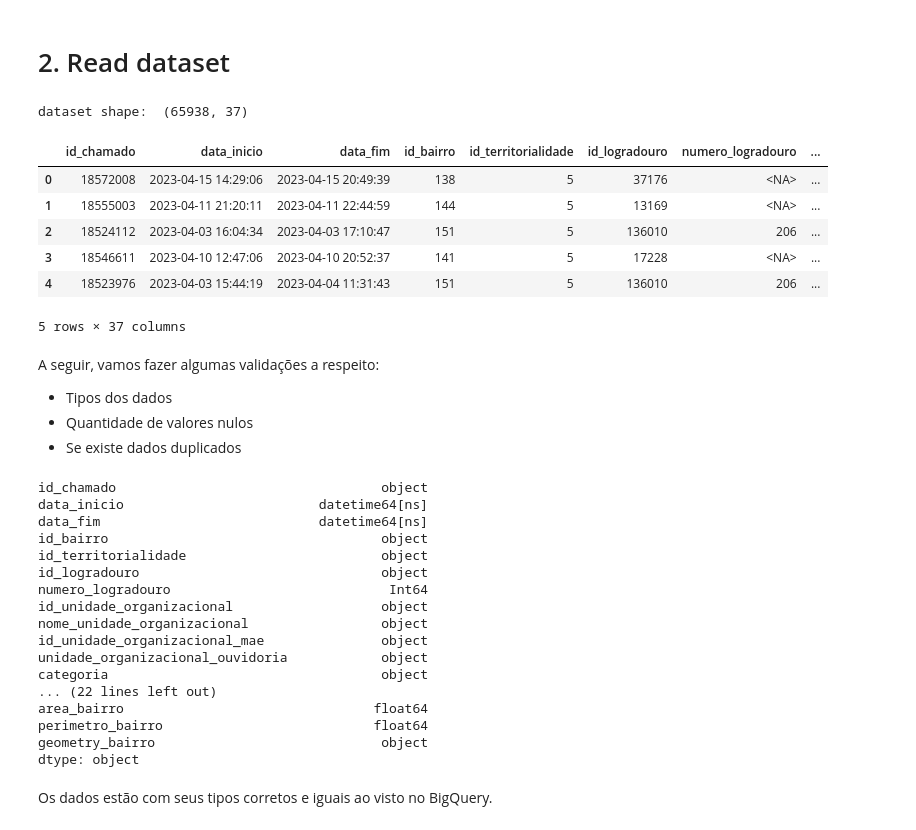
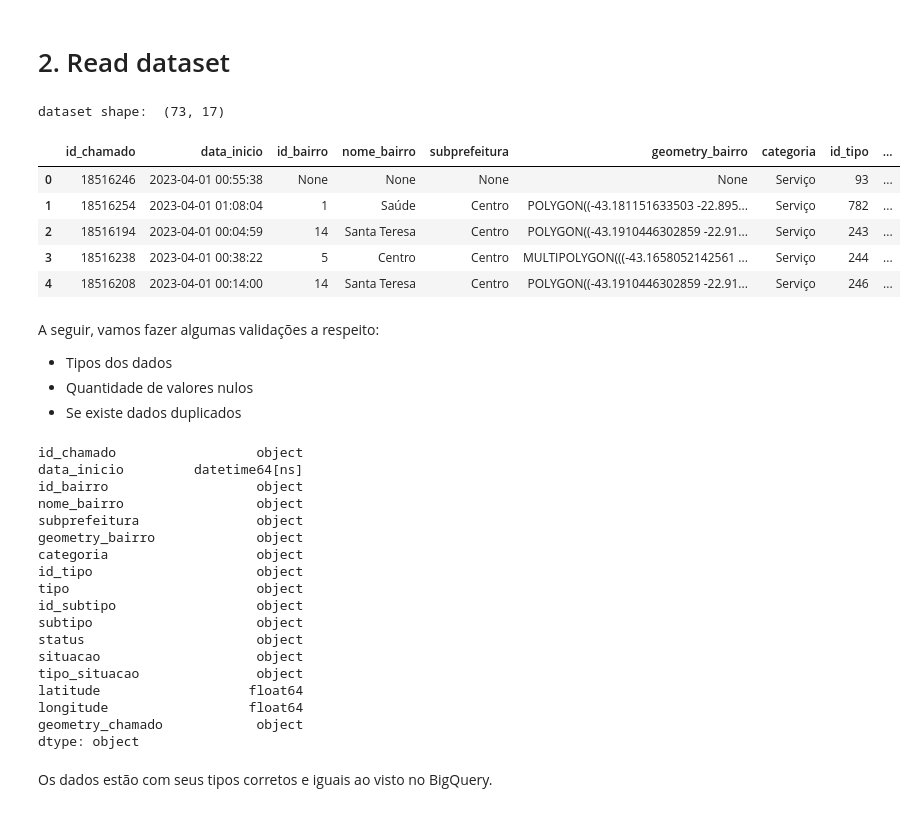
Before and after one commit to TalissaMoura/emd-desafio-junior-data-scientist, a Jupyter notebook: notebooks/01_data_analysis_chamados1746_com_geoloc.ipynb, the cells around one changed output. Drawn from its saved outputs; the diff is of its cells as text; code cells hidden in the pictures.

```diff
--- a/notebooks/01_data_analysis_chamados1746_com_geoloc.ipynb
+++ b/notebooks/01_data_analysis_chamados1746_com_geoloc.ipynb
@@ -13,19 +13,18 @@ from datetime import date
 # 2. Read dataset
 # %%
 df = pd.read_parquet(
-    "../datasets/raw/dataset_chamado_1746_with_geoloc_2023-04-01.parquet.gzip"
+    "../datasets/raw/dataset_daily_chamado1746_2023-04-01.parquet.gzip"
 )
 print("dataset shape: ", df.shape)
 df.head()
 # %% [output]
-dataset shape:  (65938, 37)
+dataset shape:  (73, 17)
-|  | id_chamado | data_inicio | data_fim | id_bairro | id_territorialidade | id_logradouro | numero_logradouro | ... |
-| 0 | 18572008 | 2023-04-15 14:29:06 | 2023-04-15 20:49:39 | 138 | 5 | 37176 | <NA> | ... |
-| 1 | 18555003 | 2023-04-11 21:20:11 | 2023-04-11 22:44:59 | 144 | 5 | 13169 | <NA> | ... |
-| 2 | 18524112 | 2023-04-03 16:04:34 | 2023-04-03 17:10:47 | 151 | 5 | 136010 | 206 | ... |
-| 3 | 18546611 | 2023-04-10 12:47:06 | 2023-04-10 20:52:37 | 141 | 5 | 17228 | <NA> | ... |
-| 4 | 18523976 | 2023-04-03 15:44:19 | 2023-04-04 11:31:43 | 151 | 5 | 136010 | 206 | ... |
+|  | id_chamado | data_inicio | id_bairro | nome_bairro | subprefeitura | geometry_bairro | categoria | id_tipo | ... |
+| 0 | 18516246 | 2023-04-01 00:55:38 | None | None | None | None | Serviço | 93 | ... |
+| 1 | 18516254 | 2023-04-01 01:08:04 | 1 | Saúde | Centro | POLYGON((-43.181151633503 -22.895... | Serviço | 782 | ... |
+| 2 | 18516194 | 2023-04-01 00:04:59 | 14 | Santa Teresa | Centro | POLYGON((-43.1910446302859 -22.91... | Serviço | 243 | ... |
+| 3 | 18516238 | 2023-04-01 00:38:22 | 5 | Centro | Centro | MULTIPOLYGON(((-43.1658052142561 ... | Serviço | 244 | ... |
+| 4 | 18516208 | 2023-04-01 00:14:00 | 14 | Santa Teresa | Centro | POLYGON((-43.1910446302859 -22.91... | Serviço | 246 | ... |
-5 rows × 37 columns
 # %% [markdown]
 A seguir, vamos fazer algumas validações a respeito:
 - Tipos dos dados
@@ -35,22 +34,23 @@ A seguir, vamos fazer algumas validações a respeito:
 ## Visualizando dtypes
 df.dtypes
 # %% [output]
-id_chamado                                  object
-data_inicio                         datetime64[ns]
-data_fim                            datetime64[ns]
-id_bairro                                   object
-id_territorialidade                         object
-id_logradouro                               object
-numero_logradouro                            Int64
-id_unidade_organizacional                   object
-nome_unidade_organizacional                 object
-id_unidade_organizacional_mae               object
-unidade_organizacional_ouvidoria            object
-categoria                                   object
-... (22 lines left out)
-area_bairro                                float64
-perimetro_bairro                           float64
-geometry_bairro                             object
+id_chamado                  object
+data_inicio         datetime64[ns]
+id_bairro                   object
+nome_bairro                 object
+subprefeitura               object
+geometry_bairro             object
+categoria                   object
+id_tipo                     object
+tipo                        object
+id_subtipo                  object
+subtipo                     object
+status                      object
+situacao                    object
+tipo_situacao               object
+latitude                   float64
+longitude                  float64
+geometry_chamado            object
 dtype: object
 # %% [markdown]
 Os dados estão com seus tipos corretos e iguais ao visto no BigQuery.
```
Also changed, not shown: parts of 10 cells of this notebook.
